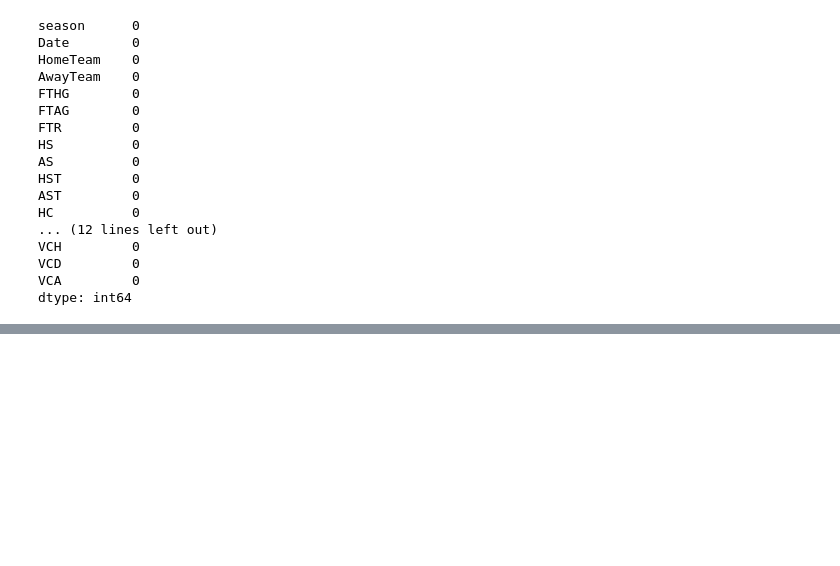
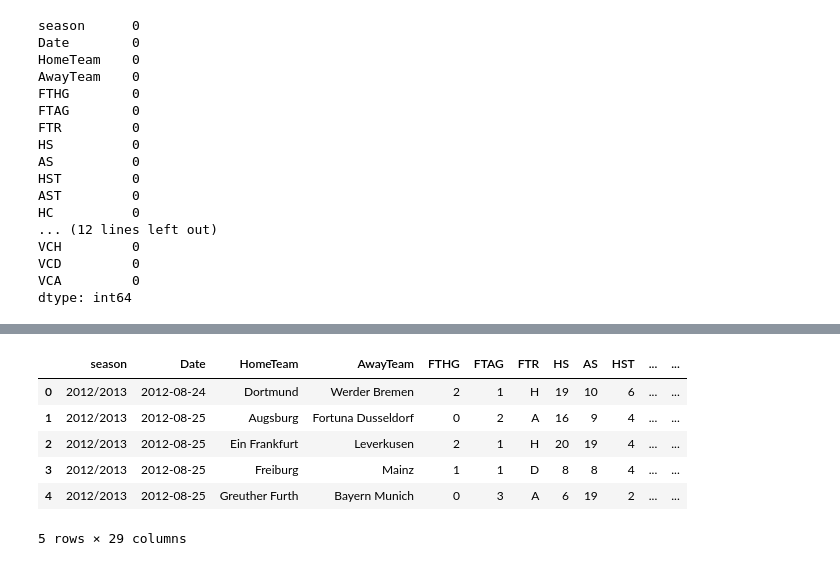
Before and after one commit to georgeanastasiadis/football-match-result-prediction-using-ml-techniques, a Jupyter notebook: feature-enginnering/featureEngineering-bund.ipynb, the cells around one changed output, grey strips where cells are left out. Saved outputs shown, nothing was run; the diff lists cells and outputs as text; code cells hidden in the pictures; blank space fills up the shorter version.

```diff
--- a/feature-enginnering/featureEngineering-bund.ipynb
+++ b/feature-enginnering/featureEngineering-bund.ipynb
@@ -257,2 +264,16 @@ df = df.drop(['HM1', 'HM2', 'HM3', 'HM4', 'HM5', 'AM1', 'AM2', 'AM3', 'AM4', 'AM
+# %%
+df.rename({2:'FTR-H',
+           0:'FTR-A',
+           1:'FTR-D'},axis=1,inplace=True)
+# %%
+df.head()
+# %% [output]
+|  | season | Date | HomeTeam | AwayTeam | FTHG | FTAG | FTR | HS | AS | HST | ... | ... |
+| 0 | 2012/2013 | 2012-08-24 | Dortmund | Werder Bremen | 2 | 1 | H | 19 | 10 | 6 | ... | ... |
+| 1 | 2012/2013 | 2012-08-25 | Augsburg | Fortuna Dusseldorf | 0 | 2 | A | 16 | 9 | 4 | ... | ... |
+| 2 | 2012/2013 | 2012-08-25 | Ein Frankfurt | Leverkusen | 2 | 1 | H | 20 | 19 | 4 | ... | ... |
+| 3 | 2012/2013 | 2012-08-25 | Freiburg | Mainz | 1 | 1 | D | 8 | 8 | 4 | ... | ... |
+| 4 | 2012/2013 | 2012-08-25 | Greuther Furth | Bayern Munich | 0 | 3 | A | 6 | 19 | 2 | ... | ... |
+5 rows × 29 columns
 # %%
 df.to_csv("bundesliga.csv")
```
Also changed, not shown: parts of 6 cells of this notebook, 1 other file.
